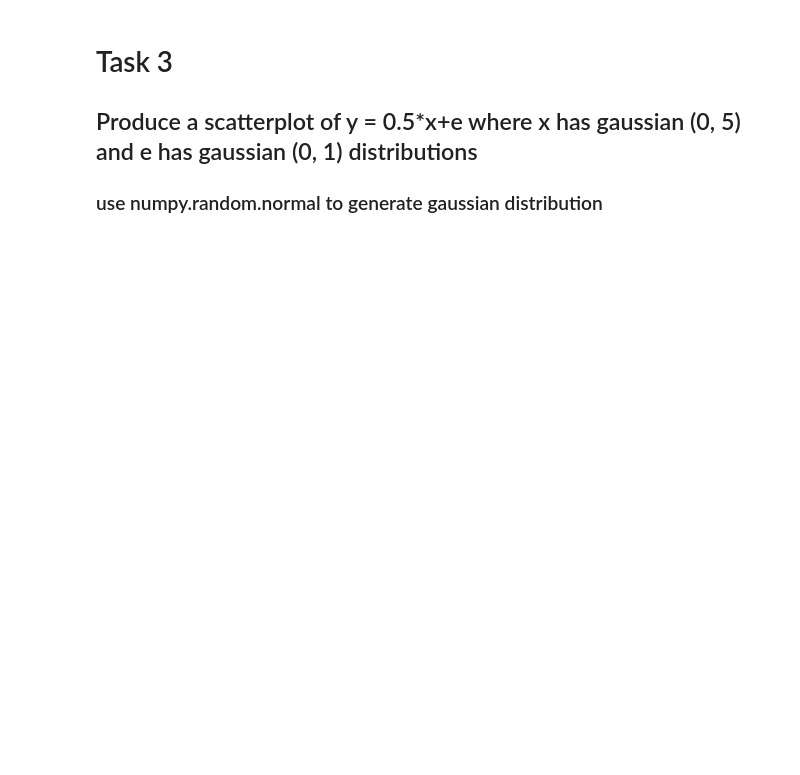
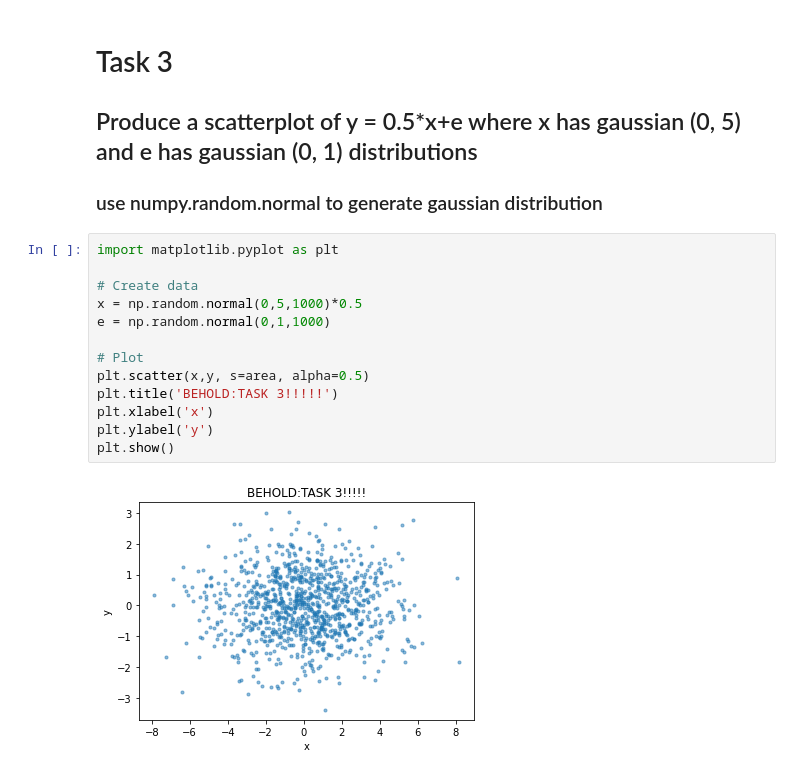
Before and after one commit to fdac20/Practice0, a Jupyter notebook: eswanger.ipynb, the cells around one changed output. Drawn from its saved outputs; the diff is of its cells as text; blank space fills up the shorter version.

```diff
--- a/eswanger.ipynb
+++ b/eswanger.ipynb
@@ -71,3 +103,18 @@ x =
 # Task 3
 ## Produce a scatterplot of y = 0.5*x+e where x has gaussian (0, 5) and e has gaussian (0, 1) distributions
 ### use numpy.random.normal to generate gaussian distribution
+# %%
+import matplotlib.pyplot as plt
+
+# Create data
+x = np.random.normal(0,5,1000)*0.5
+e = np.random.normal(0,1,1000)
+
+# Plot
+plt.scatter(x,y, s=area, alpha=0.5)
+plt.title('BEHOLD:TASK 3!!!!!')
+plt.xlabel('x')
+plt.ylabel('y')
+plt.show()
+# %% [output]
+[figure, added]
```
Also changed, not shown: parts of 4 cells of this notebook.
